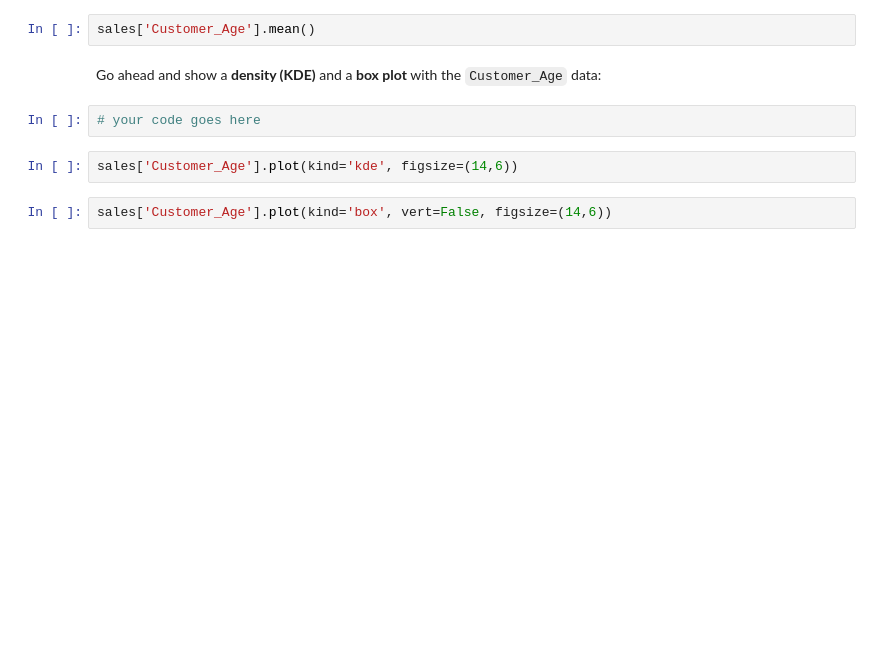
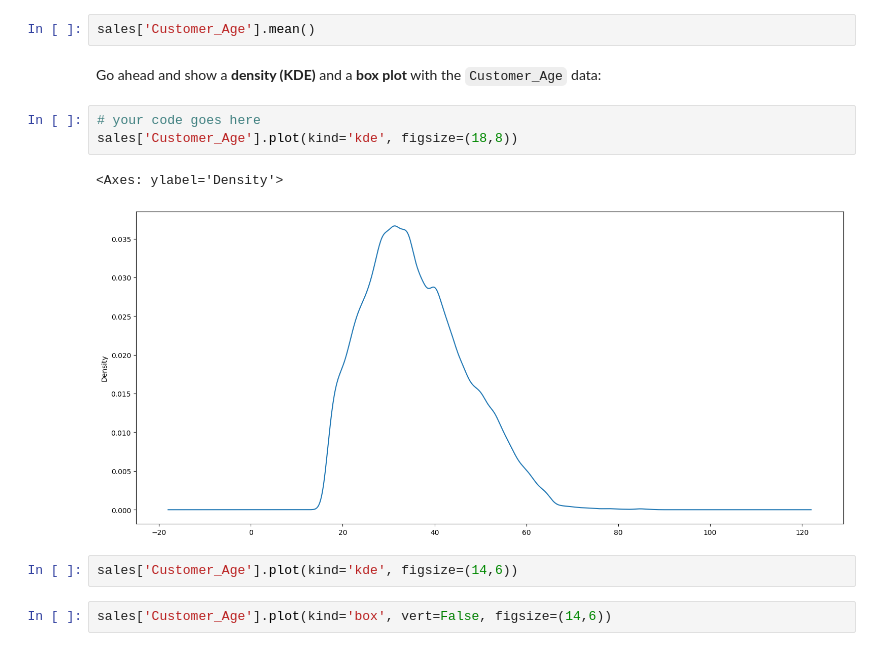
Before and after one commit to Calvin-MG28/Data-Analytics-with-Python-FreeCodeCamp, a Jupyter notebook: Exercises_1.ipynb, the cells around one changed output. Cells and saved outputs as stored; diff of their text form; blank space fills up the shorter version.

Commit message:
Completed up to sales per year

```diff
--- a/Exercises_1.ipynb
+++ b/Exercises_1.ipynb
@@ -37,6 +47,10 @@ sales['Customer_Age'].mean()
 Go ahead and show a <b>density (KDE)</b> and a <b>box plot</b> with the `Customer_Age` data:
 # %%
 # your code goes here
+sales['Customer_Age'].plot(kind='kde', figsize=(18,8))
+# %% [output]
+<Axes: ylabel='Density'>
+[figure, added]
 # %%
 sales['Customer_Age'].plot(kind='kde', figsize=(14,6))
 # %%
```
Also changed, not shown: parts of 8 cells of this notebook.
